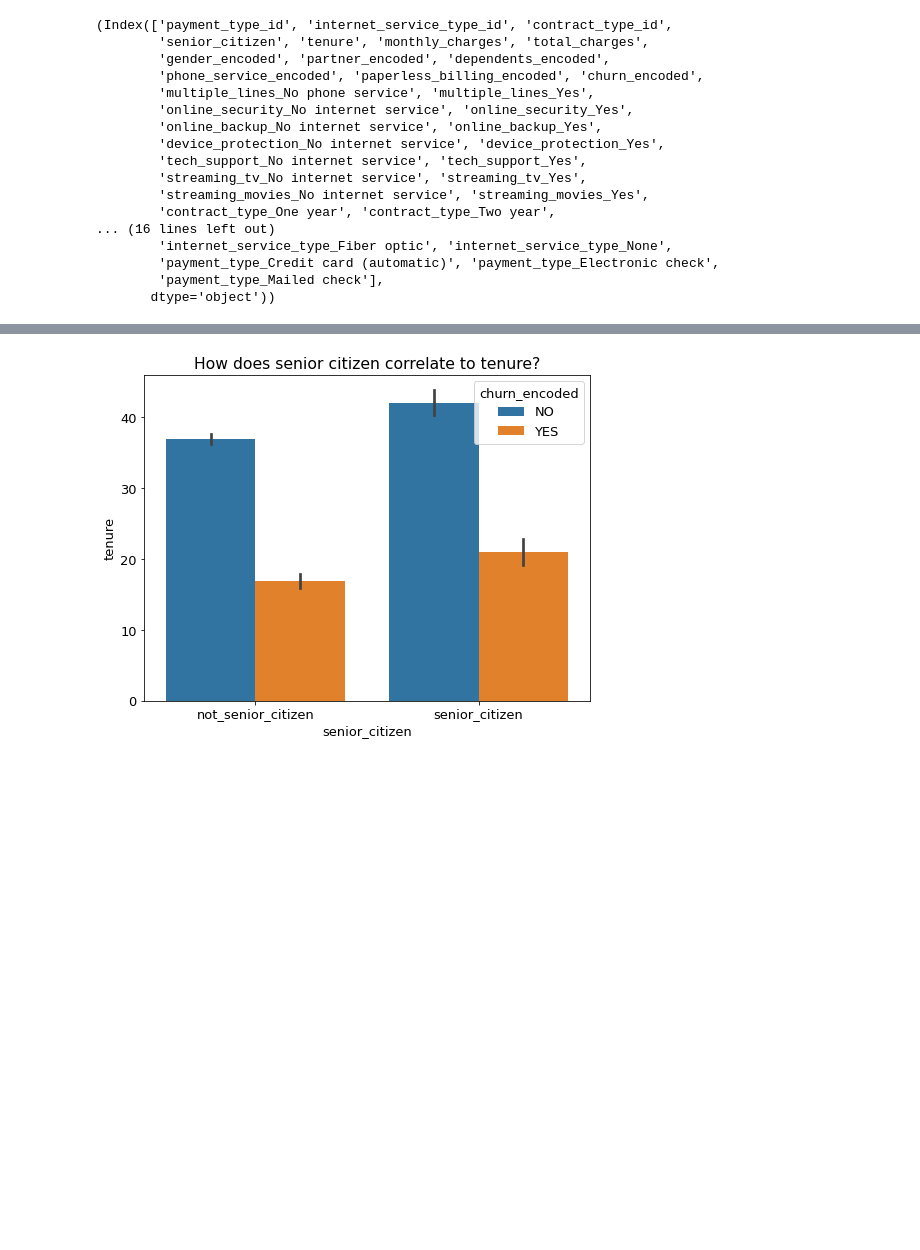
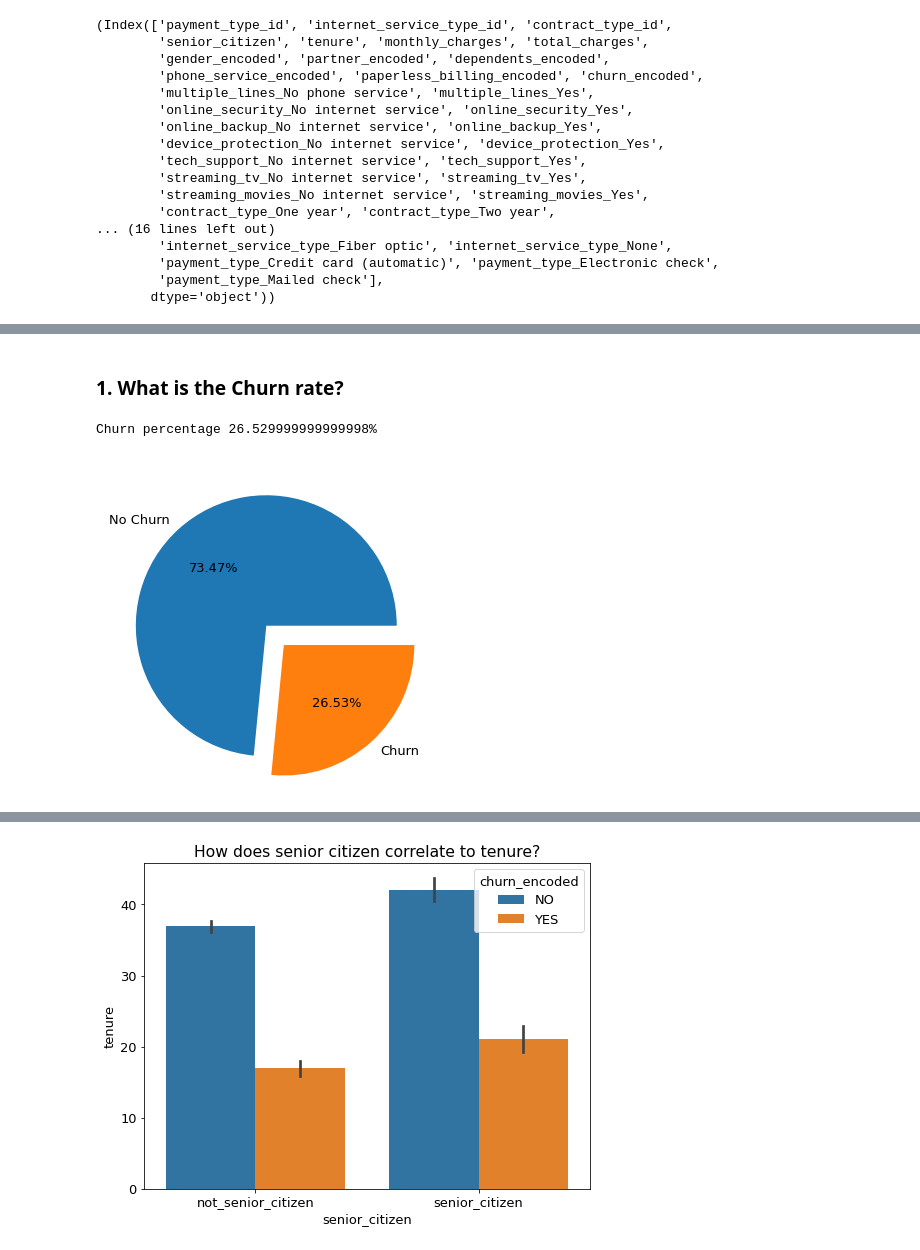
Before and after one commit to patrickamwayi/classification_telco_project, a Jupyter notebook: telco_project.ipynb, the cells around one changed output, grey strips where cells are left out. Cells and saved outputs as stored; diff of their text form; code cells hidden in the pictures; blank space fills up the shorter version.

```diff
--- a/telco_project.ipynb
+++ b/telco_project.ipynb
@@ -530,0 +801,12 @@ telco_train.columns, telco_validate.columns
+# %% [markdown]
+### 1. What is the Churn rate?
+# %%
+print(f'Churn percentage {round(telco_train.churn_encoded.mean(),4)*100}%')
+# %% [output]
+Churn percentage 26.529999999999998%
+# %%
+y = telco_train.churn_encoded.value_counts()
+plt.pie(y,labels=['No Churn','Churn'] ,explode= [0,0.2], autopct='%.2f%%')
+plt.show()
+# %% [output]
+[figure, added]
```
Also changed, not shown: parts of 128 cells of this notebook.
